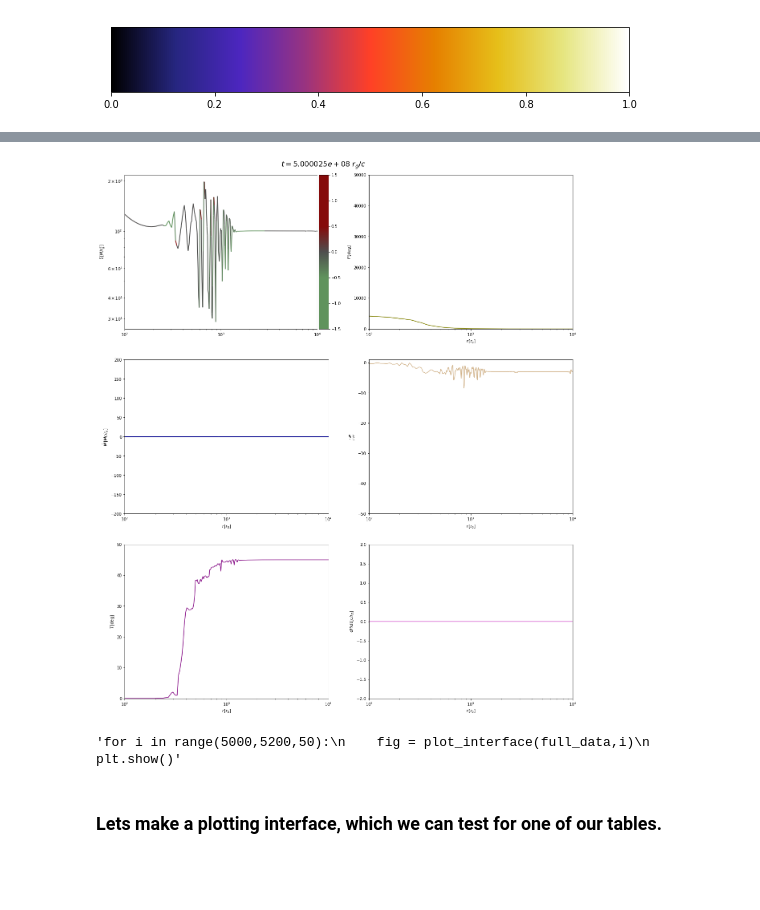
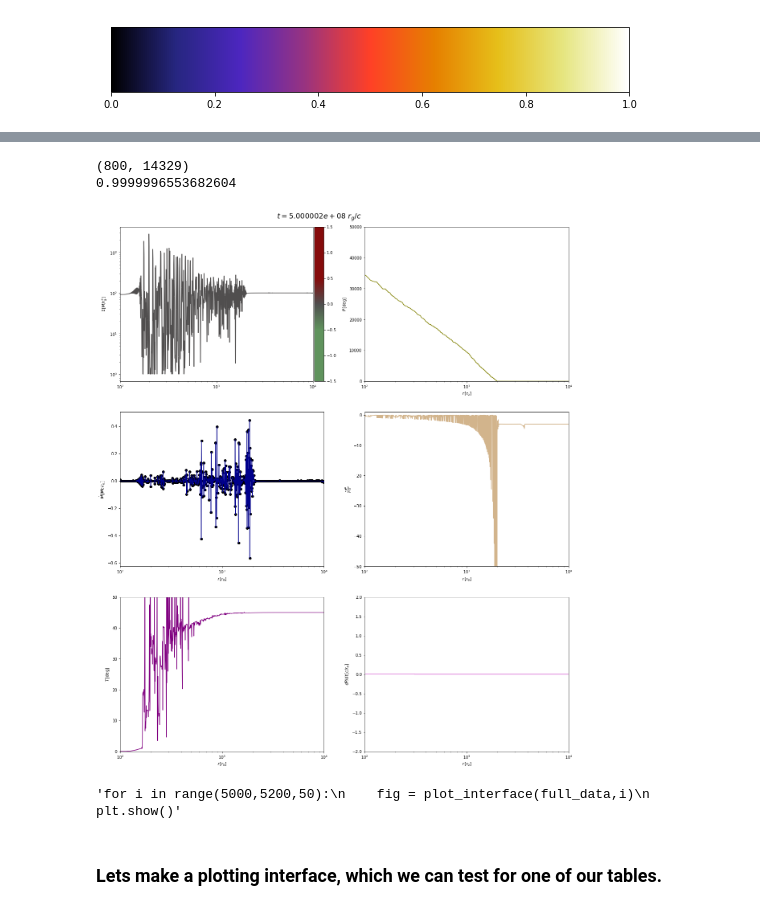
Before and after one commit to nomahen/twisted_disk_1d, a Jupyter notebook: notebooks/plot_outputs.ipynb, the cells around one changed output, grey strips where cells are left out. Saved outputs shown, nothing was run; the diff lists cells and outputs as text; code cells hidden in the pictures; blank space fills up the shorter version.

```diff
--- a/notebooks/plot_outputs.ipynb
+++ b/notebooks/plot_outputs.ipynb
@@ -12,9 +12,9 @@ from read_data import *
 ### to the outputs folder, the number of the first file we want to read, and the number of the last file. It then
 ### returns a list of the correct filenames which we can then feed to build_table().
 # %%
-pref = '../outputs/tilt45_rmax1e4/n200/evolve_rmin60_rad_'
+pref = '../outputs/tilt45_rmax1e4_new/n800/evolve_rmin60_rad_'
 ngrid = 1000
-tgrid = 10000
-data_ngrid = 200
+tgrid = 1000
+data_ngrid = 800
 HoR=1e-3
-full_data = build_data(pref,ngrid,tgrid,data_ngrid,convert=True,HoR=HoR,order=1)
+full_data = build_data(pref,ngrid,tgrid,data_ngrid,convert=False,HoR=HoR,order=1)
@@ -172,7 +155,7 @@ def plot_interface(table,ind):
     plot = ax[0][0].add_collection(lc)
     ax[0][0].set_ylabel(r'$\Sigma\,[M/r_{\rm g}^2]$')
     ax[0][0].set_xlim(rmin,rmax)
-    #ax[0][0].set_ylim(0,8e4)
+    #ax[0][0].set_ylim(1e-5,8e4)
     ax[0][0].set_xscale('log')
     ax[0][0].set_yscale('log')
     divider = make_axes_locatable(ax[0][0])
@@ -180,9 +163,10 @@ def plot_interface(table,ind):
     fig.colorbar(plot, cax=cax, orientation='vertical')
 
     ax[1][0].plot(plot_r,plot_mdot,color='darkblue')
+    ax[1][0].scatter(plot_r,plot_mdot,color='black')
     ax[1][0].set_xlabel(r'$r\,[r_{\rm g}]$')
     ax[1][0].set_ylabel(r'$\dot{M}\,[Mc/r_g]$')
-    ax[1][0].set_ylim(-2e2,2e2)
+    #ax[1][0].set_ylim(-2e-2,2e-2)
     ax[1][0].set_xlim(rmin,rmax)
     ax[1][0].set_xscale('log')
 
@@ -201,35 +185,39 @@ def plot_interface(table,ind):
     ax[0][1].set_xscale('log')
     #ax[0][1].set_yscale('log')
 
     ax[1][1].plot(plot_r,plot_rdpdr,color='tan')
     ax[1][1].set_xlabel(r'$r\,[r_{\rm g}]$')
     ax[1][1].set_ylabel(r'$\frac{r}{P}\frac{dP}{dr}$')
     ax[1][1].set_ylim(-50,1)
     ax[1][1].set_xlim(rmin,rmax)
     ax[1][1].set_xscale('log')
 
     ax[2][1].plot(plot_r,plot_dpdt,color='orchid')
     ax[2][1].set_xlabel(r'$r\,[r_{\rm g}]$')
     ax[2][1].set_ylabel(r'$dP/dt\,[c/r_g]$')
     ax[2][1].set_ylim(-2,2)
     ax[2][1].set_xlim(rmin,rmax)
     ax[2][1].set_xscale('log')
 
     #title = "t = %s"
     plt.title(r"$t = %e \,\,r_g/c$" % time,fontsize=18,pad=20)
 
     return fig
 #fig = plot_interface(full_data,5000)
 #plt.savefig('alignment_front_early.png')
 #plt.show()
+print np.shape(full_data["r"])
+print np.min(full_data["sigma"][:,-1])
 fig = plot_interface(full_data,-1)
 plt.show()
 '''for i in range(5000,5200,50):
     fig = plot_interface(full_data,i)
     plt.show()'''
 # %% [output]
+(800, 14329)
+0.9999996553682604
-[figure, old version]
+[figure, new version]
-'for i in range(5000,5200,50):\n    fig = plot_interface(full_data,i)\n    plt.show()'
+'for i in range(5000,5200,50):\n    fig = plot_interface(full_data,i)\n    plt.show()'
 # %% [markdown]
 ### Lets make a plotting interface, which we can test for one of our tables.
 # %% [markdown]
```
Also changed, not shown: parts of 4 cells of this notebook, 5 other files.
